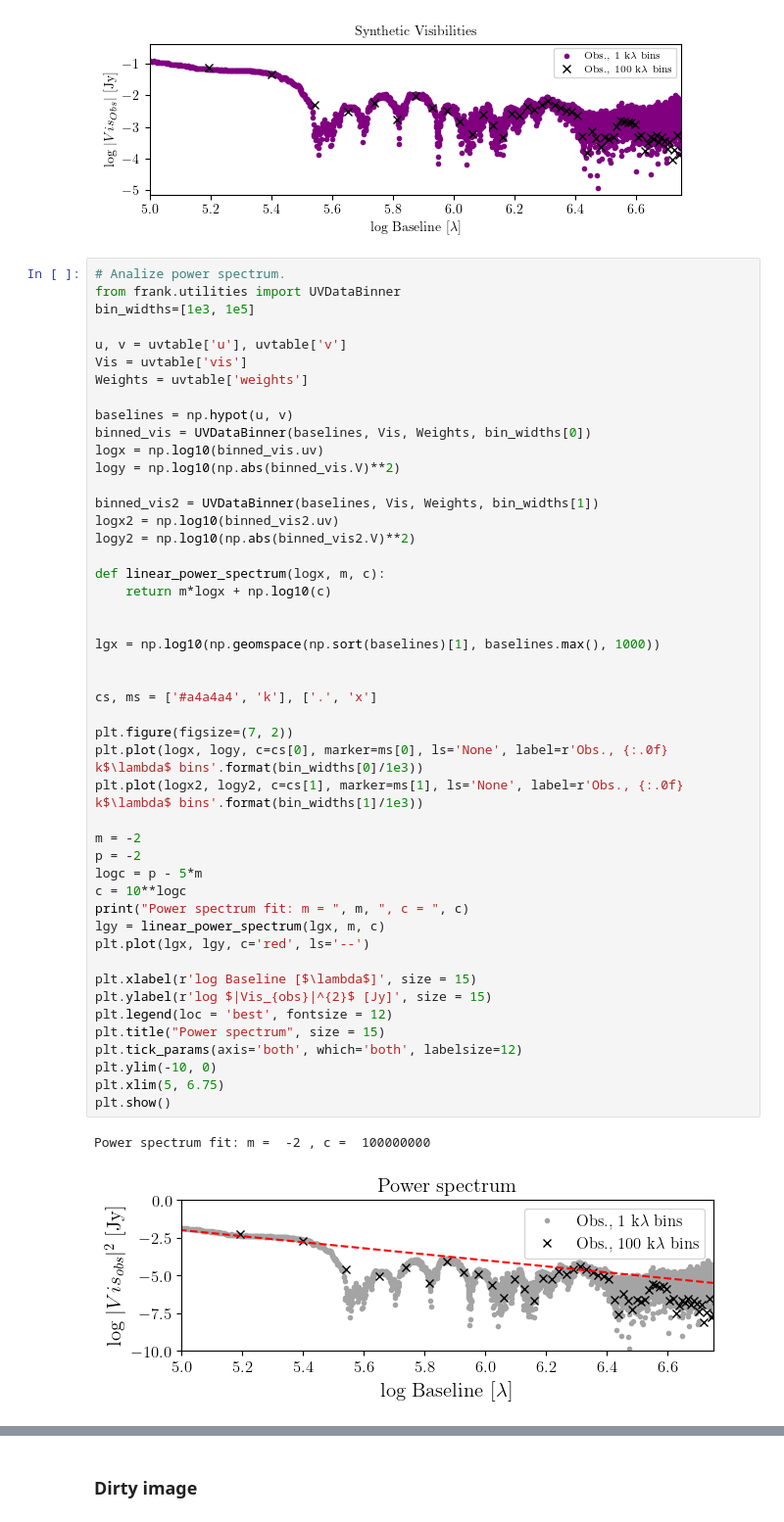
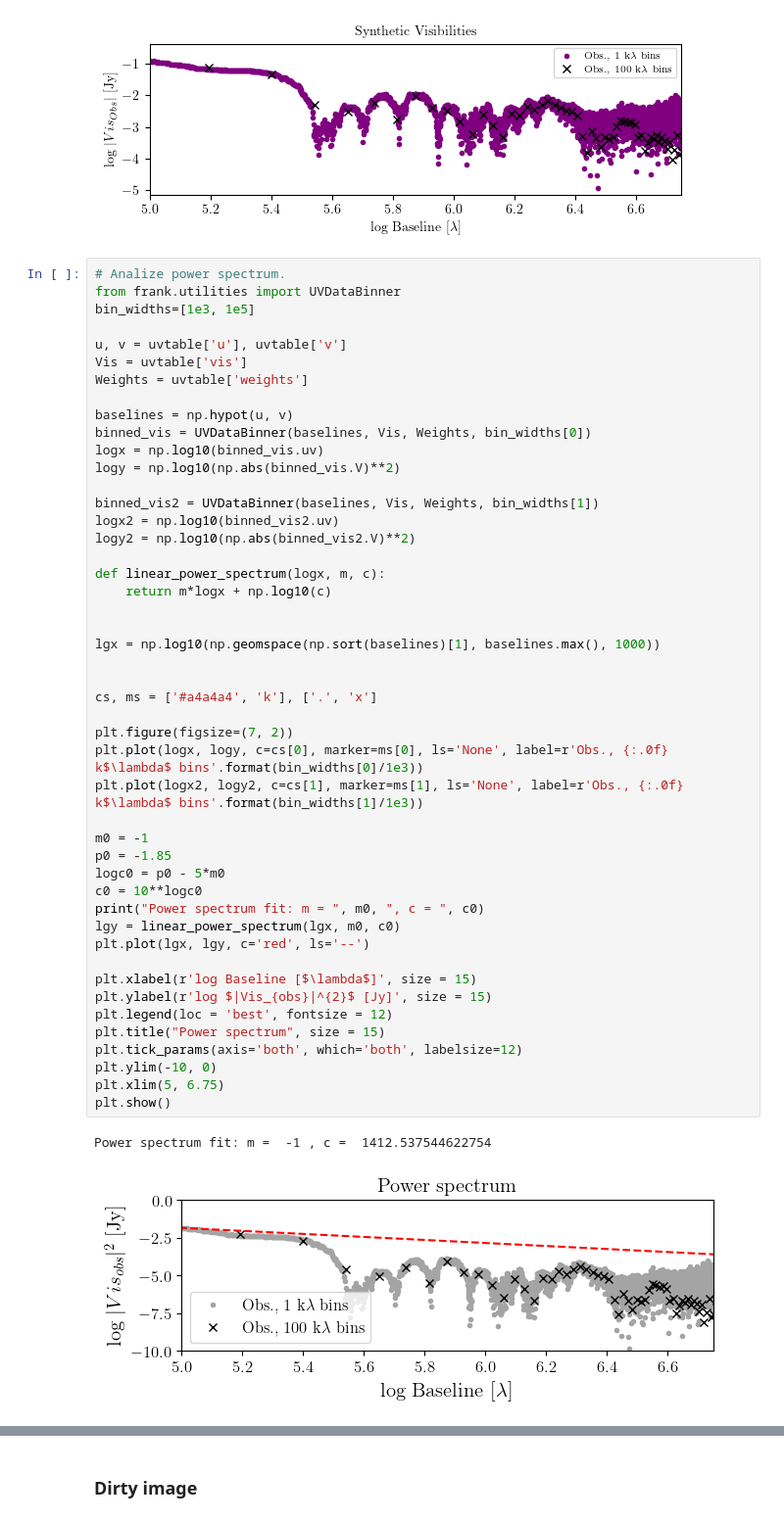
Before and after one commit to mariajmellado/frank2d, a Jupyter notebook: Results/11_AS209_F2D_Best.ipynb, the cells around one changed output, grey strips where cells are left out. Shown at 98% size. Cells and saved outputs as stored; diff of their text form.

```diff
--- a/Results/11_AS209_F2D_Best.ipynb
+++ b/Results/11_AS209_F2D_Best.ipynb
@@ -180,38 +185,38 @@ logx = np.log10(binned_vis.uv)
 logy = np.log10(np.abs(binned_vis.V)**2)
 
 binned_vis2 = UVDataBinner(baselines, Vis, Weights, bin_widths[1])
 logx2 = np.log10(binned_vis2.uv)
 logy2 = np.log10(np.abs(binned_vis2.V)**2)
 
 def linear_power_spectrum(logx, m, c):
     return m*logx + np.log10(c)
 
 
 lgx = np.log10(np.geomspace(np.sort(baselines)[1], baselines.max(), 1000))
 
 
 cs, ms = ['#a4a4a4', 'k'], ['.', 'x']
 
 plt.figure(figsize=(7, 2))
 plt.plot(logx, logy, c=cs[0], marker=ms[0], ls='None', label=r'Obs., {:.0f} k$\lambda$ bins'.format(bin_widths[0]/1e3))
 plt.plot(logx2, logy2, c=cs[1], marker=ms[1], ls='None', label=r'Obs., {:.0f} k$\lambda$ bins'.format(bin_widths[1]/1e3))
 
-m = -2
-p = -2
-logc = p - 5*m
-c = 10**logc
-print("Power spectrum fit: m = ", m, ", c = ", c)
-lgy = linear_power_spectrum(lgx, m, c)
+m0 = -1
+p0 = -1.85
+logc0 = p0 - 5*m0
+c0 = 10**logc0
+print("Power spectrum fit: m = ", m0, ", c = ", c0)
+lgy = linear_power_spectrum(lgx, m0, c0)
 plt.plot(lgx, lgy, c='red', ls='--')
 
 plt.xlabel(r'log Baseline [$\lambda$]', size = 15)
 plt.ylabel(r'log $|Vis_{obs}|^{2}$ [Jy]', size = 15)
 plt.legend(loc = 'best', fontsize = 12)
 plt.title("Power spectrum", size = 15)
 plt.tick_params(axis='both', which='both', labelsize=12)
 plt.ylim(-10, 0)
 plt.xlim(5, 6.75)
 plt.show()
 # %% [output]
-Power spectrum fit: m =  -2 , c =  100000000
+Power spectrum fit: m =  -1 , c =  1412.537544622754
-[figure, old version]
+[figure, new version]
```
Also changed, not shown: parts of 25 cells of this notebook, 22 other files.
